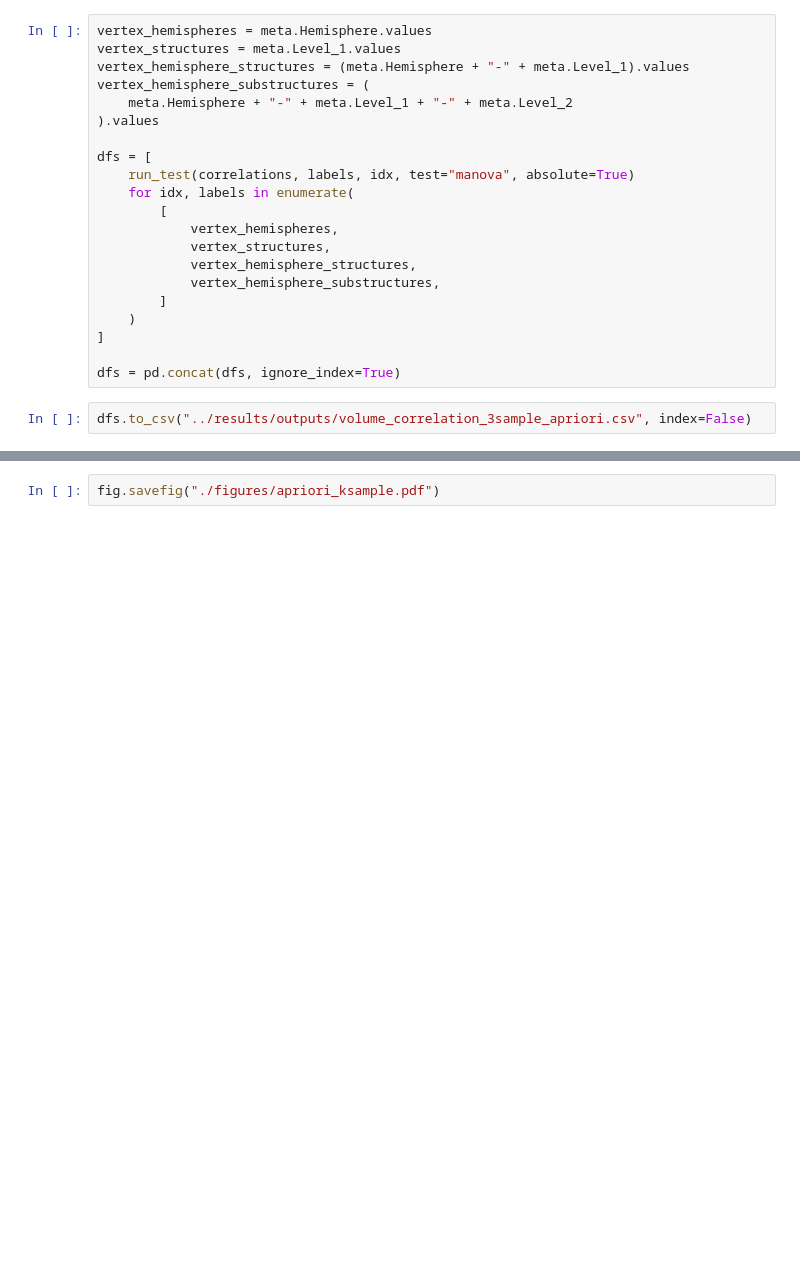
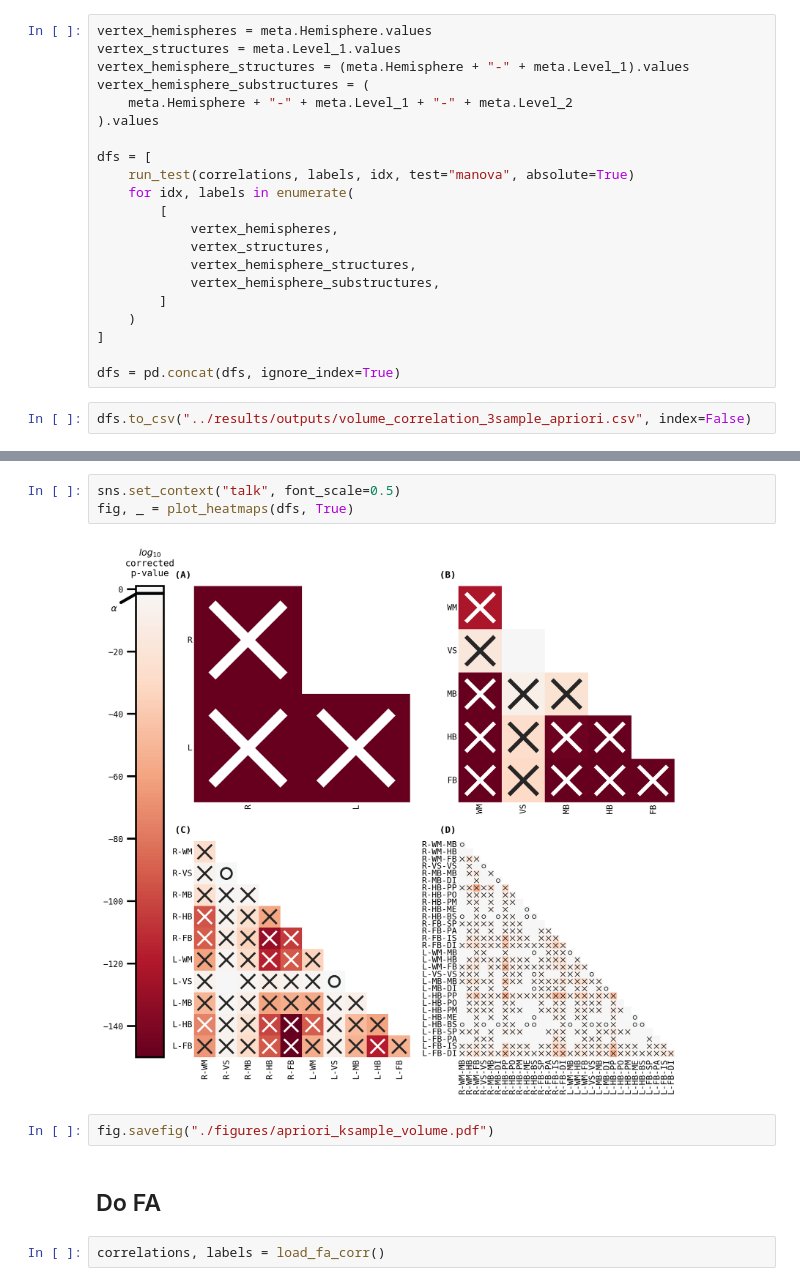
Before and after one commit to neurodata/badea-mouse, a Jupyter notebook: docs/2022-09-09-volume-correlation-analysis.ipynb, the cells around one changed output, grey strips where cells are left out. Drawn from its saved outputs; the diff is of its cells as text; blank space fills up the shorter version.

```diff
--- a/docs/2022-09-09-volume-correlation-analysis.ipynb
+++ b/docs/2022-09-09-volume-correlation-analysis.ipynb
@@ -371,2 +165,11 @@ fig, _ = plot_heatmaps(dfs, True)
+# %%
+sns.set_context("talk", font_scale=0.5)
+fig, _ = plot_heatmaps(dfs, True)
+# %% [output]
+[figure, added]
 # %%
-fig.savefig("./figures/apriori_ksample.pdf")
+fig.savefig("./figures/apriori_ksample_volume.pdf")
+# %% [markdown]
+## Do FA
+# %%
+correlations, labels = load_fa_corr()
```
Also changed, not shown: parts of 8 cells of this notebook, 2 other files.
